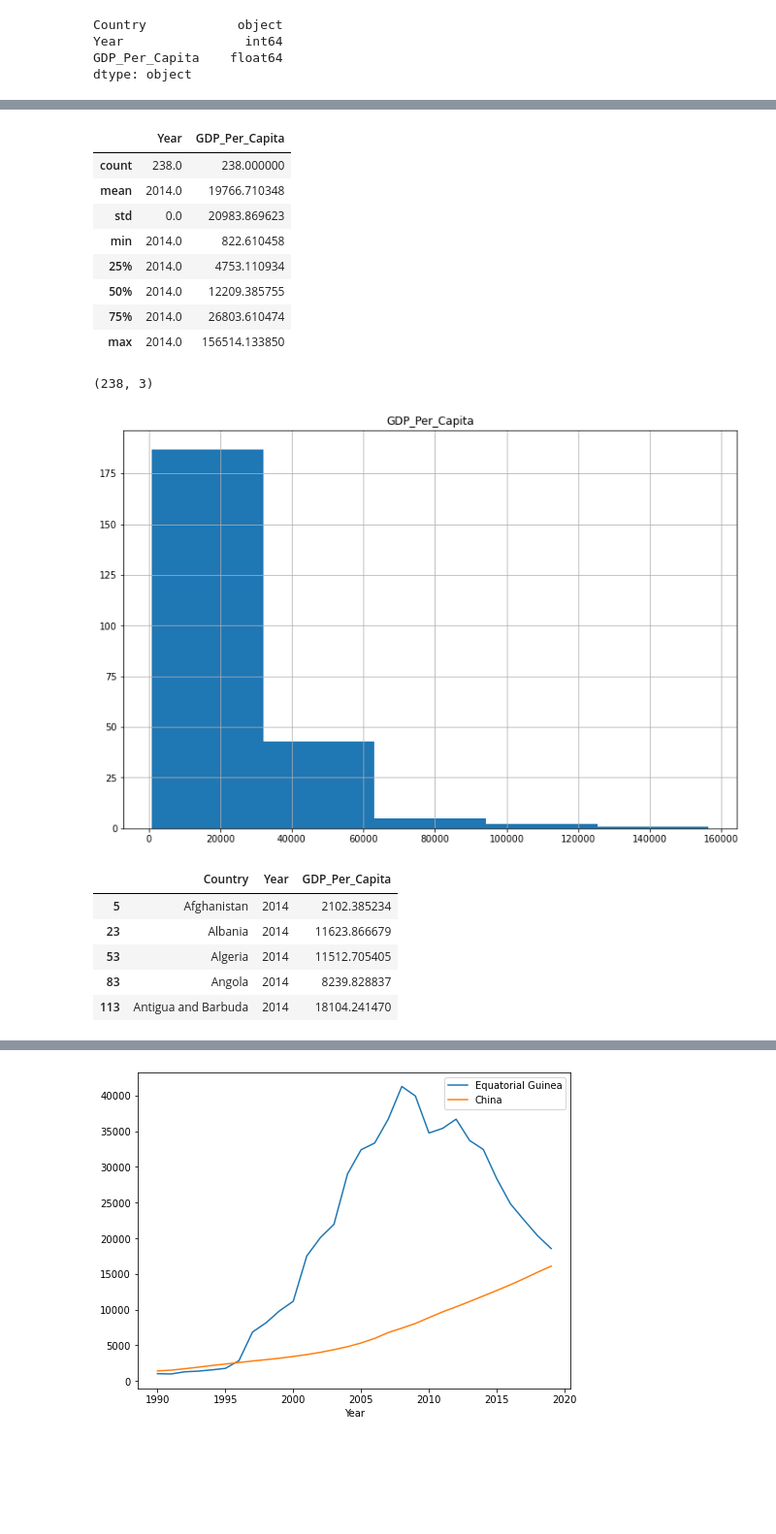
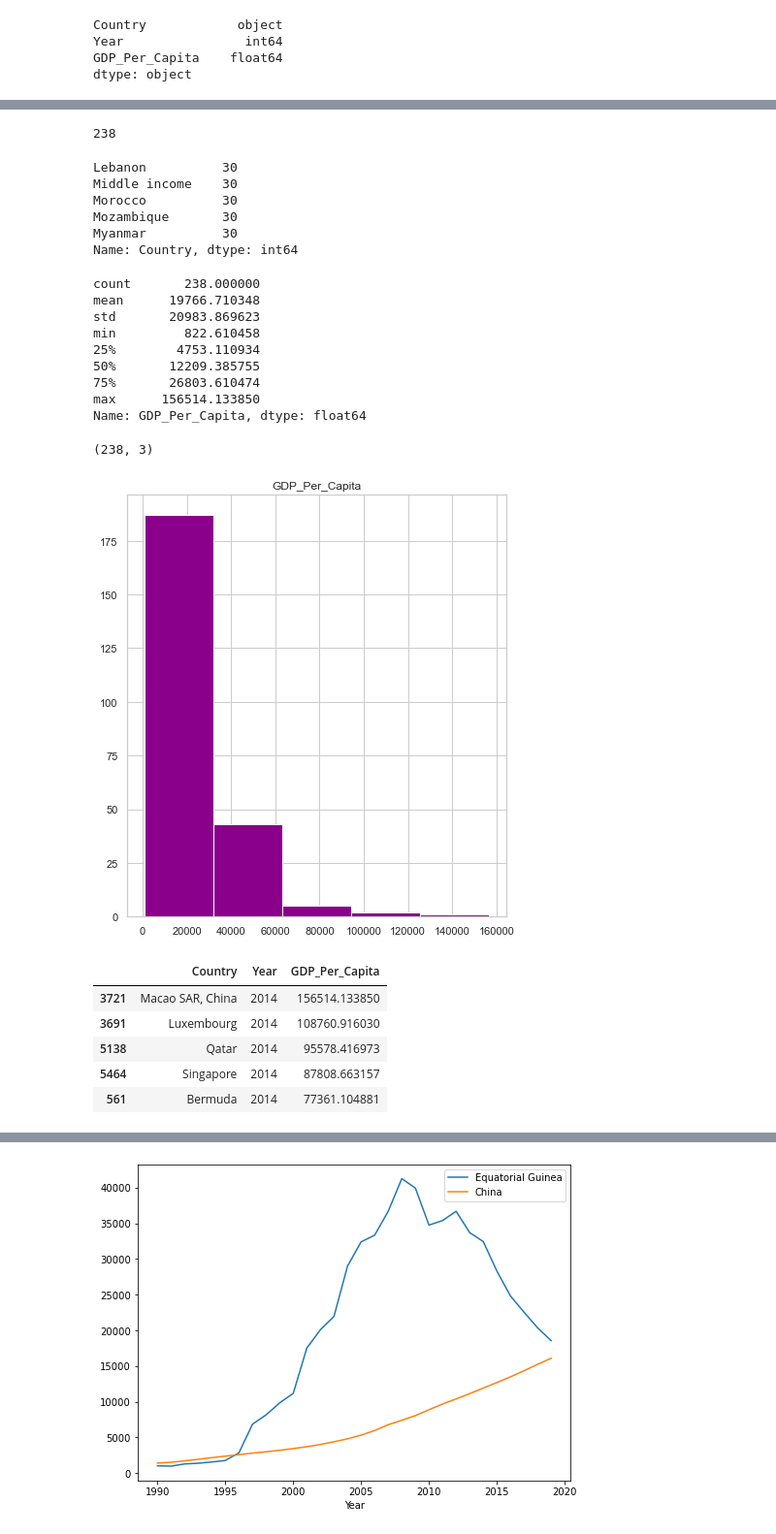
Before and after one commit to AlisonCG1/UN_practice_project, a Jupyter notebook: Notebooks/UN_DATA_EXPLORATION.ipynb, the cells around one changed output, grey strips where cells are left out. Shown at 97% size. Saved outputs shown, nothing was run; the diff lists cells and outputs as text; code cells hidden in the pictures; blank space fills up the shorter version.

```diff
--- a/Notebooks/UN_DATA_EXPLORATION.ipynb
+++ b/Notebooks/UN_DATA_EXPLORATION.ipynb
@@ -52,5 +55 @@ gdp_df = pd.read_csv("../data/gdp_per_capita.csv", skipfooter = 2,
-# %%
-gdp_df = gdp_df.drop(columns = "Value Footnotes")
-# %%
-gdp_df = gdp_df.rename(columns = {'Country or Area':'Country', 'Year':'Year', 'Value': 'GDP_Per_Capita'})
 # %%
@@ -73,2 +75,2 @@ print(gdp_df)
 # %%
-type(gdp_df)
+gdp_df['Year'] = gdp_df['Year'].astype(int)
@@ -110,36 +125,50 @@ Name: Country, Length: 238, dtype: int64
+# %%
+#How many countries are represented in this dataset?
+gdp_df['Country'].nunique()
+# %% [output]
+238
+# %%
+gdp_df['Country'].value_counts().head(5)
+# %% [output]
+Lebanon          30
+Middle income    30
+Morocco          30
+Mozambique       30
+Myanmar          30
+Name: Country, dtype: int64
 # %%
 #Create a new dataframe by subsetting gdp_df to just the year 2014. Call this new dataframe gdp_2014.
-gdp_2014 = gdp_df[gdp_df['Year'] == 2014]
+gdp_2014 = gdp_df.loc[gdp_df['Year'] == 2014]
 # %%
-gdp_2014.describe()
+gdp_2014['GDP_Per_Capita'].describe()
 # %% [output]
-|  | Year | GDP_Per_Capita |
-| count | 238.0 | 238.000000 |
-| mean | 2014.0 | 19766.710348 |
-| std | 0.0 | 20983.869623 |
-| min | 2014.0 | 822.610458 |
-| 25% | 2014.0 | 4753.110934 |
-| 50% | 2014.0 | 12209.385755 |
-| 75% | 2014.0 | 26803.610474 |
-| max | 2014.0 | 156514.133850 |
+count       238.000000
+mean      19766.710348
+std       20983.869623
+min         822.610458
+25%        4753.110934
+50%       12209.385755
+75%       26803.610474
+max      156514.133850
+Name: GDP_Per_Capita, dtype: float64
 # %%
 gdp_2014.shape
 # %% [output]
 (238, 3)
 # %%
-#Histogram of GDP Per Capita 2014 - The shape of the distribution is left skewed
-gdp_2014.hist(column='GDP_Per_Capita',bins=5, figsize=(12,8))
+#Histogram of GDP Per Capita 2014 - The shape of the distribution is right skewed
+gdp_2014.hist(column='GDP_Per_Capita',bins=5, figsize=(7,8), color='darkmagenta')
 plt.show()
 # %% [output]
-[figure, old version]
+[figure, new version]
 # %%
 # top 5 counties and bottom 5 countries by GDP per capita in 2014
-gdp_2014[:5]
+gdp_2014.nlargest(5, 'GDP_Per_Capita')
 # %% [output]
 |  | Country | Year | GDP_Per_Capita |
-| 5 | Afghanistan | 2014 | 2102.385234 |
-| 23 | Albania | 2014 | 11623.866679 |
-| 53 | Algeria | 2014 | 11512.705405 |
-| 83 | Angola | 2014 | 8239.828837 |
-| 113 | Antigua and Barbuda | 2014 | 18104.241470 |
+| 3721 | Macao SAR, China | 2014 | 156514.133850 |
+| 3691 | Luxembourg | 2014 | 108760.916030 |
+| 5138 | Qatar | 2014 | 95578.416973 |
+| 5464 | Singapore | 2014 | 87808.663157 |
+| 561 | Bermuda | 2014 | 77361.104881 |
 # %%
```
Also changed, not shown: parts of 52 cells of this notebook.
